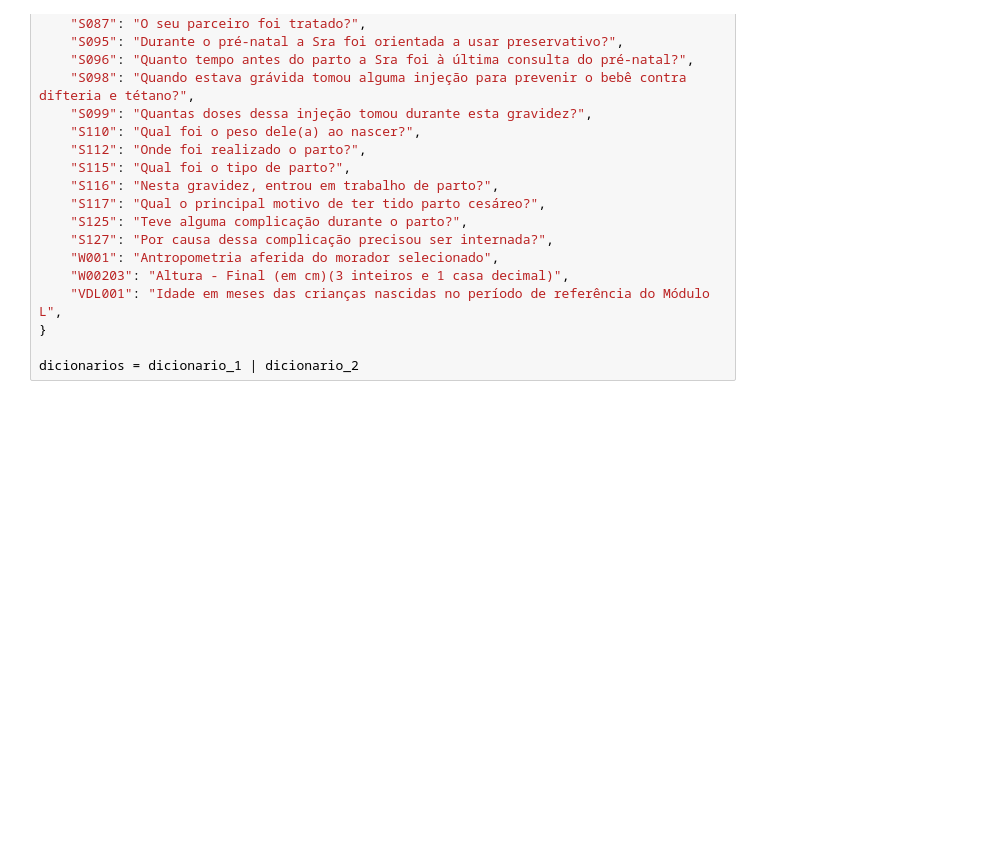
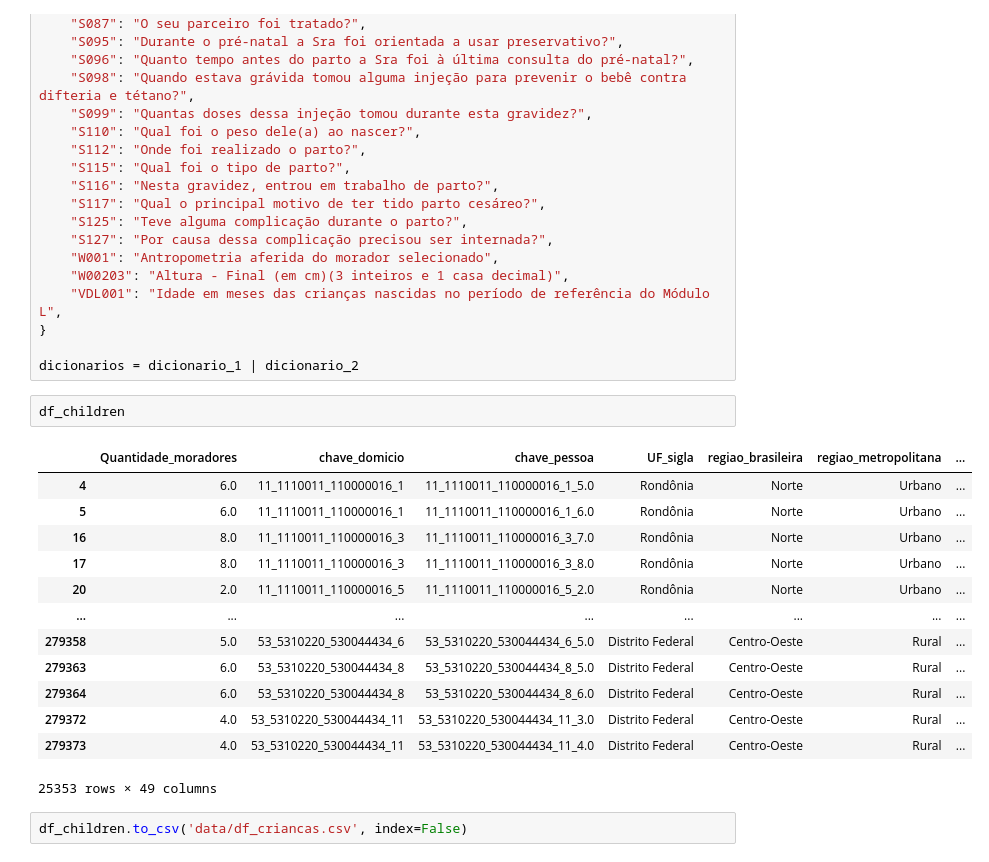
Before and after one commit to LeandroCoelhos/Notebook_PNS, a Jupyter notebook: 02_Crianças_menos_6.ipynb, the cells around one changed output. Drawn from its saved outputs; the diff is of its cells as text; blank space fills up the shorter version.

```diff
--- a/02_Crianças_menos_6.ipynb
+++ b/02_Crianças_menos_6.ipynb
@@ -751,3 +751,21 @@ dicionario_2 = {
 }
 
 dicionarios = dicionario_1 | dicionario_2
+# %%
+df_children
+# %% [output]
+|  | Quantidade_moradores | chave_domicio | chave_pessoa | UF_sigla | regiao_brasileira | regiao_metropolitana | ... |
+| 4 | 6.0 | 11_1110011_110000016_1 | 11_1110011_110000016_1_5.0 | Rondônia | Norte | Urbano | ... |
+| 5 | 6.0 | 11_1110011_110000016_1 | 11_1110011_110000016_1_6.0 | Rondônia | Norte | Urbano | ... |
+| 16 | 8.0 | 11_1110011_110000016_3 | 11_1110011_110000016_3_7.0 | Rondônia | Norte | Urbano | ... |
+| 17 | 8.0 | 11_1110011_110000016_3 | 11_1110011_110000016_3_8.0 | Rondônia | Norte | Urbano | ... |
+| 20 | 2.0 | 11_1110011_110000016_5 | 11_1110011_110000016_5_2.0 | Rondônia | Norte | Urbano | ... |
+| ... | ... | ... | ... | ... | ... | ... | ... |
+| 279358 | 5.0 | 53_5310220_530044434_6 | 53_5310220_530044434_6_5.0 | Distrito Federal | Centro-Oeste | Rural | ... |
+| 279363 | 6.0 | 53_5310220_530044434_8 | 53_5310220_530044434_8_5.0 | Distrito Federal | Centro-Oeste | Rural | ... |
+| 279364 | 6.0 | 53_5310220_530044434_8 | 53_5310220_530044434_8_6.0 | Distrito Federal | Centro-Oeste | Rural | ... |
+| 279372 | 4.0 | 53_5310220_530044434_11 | 53_5310220_530044434_11_3.0 | Distrito Federal | Centro-Oeste | Rural | ... |
+| 279373 | 4.0 | 53_5310220_530044434_11 | 53_5310220_530044434_11_4.0 | Distrito Federal | Centro-Oeste | Rural | ... |
+25353 rows × 49 columns
+# %%
+df_children.to_csv('data/df_criancas.csv', index=False)
```
Also changed, not shown: parts of 2 cells of this notebook, 3 other files.
